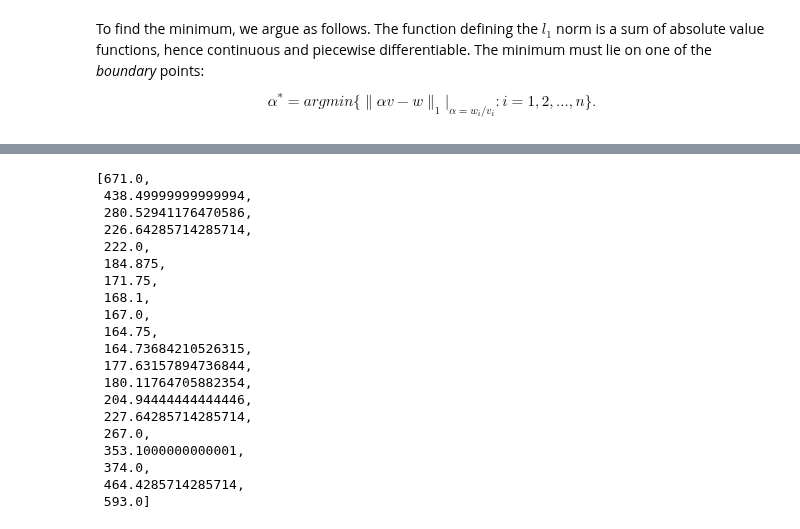
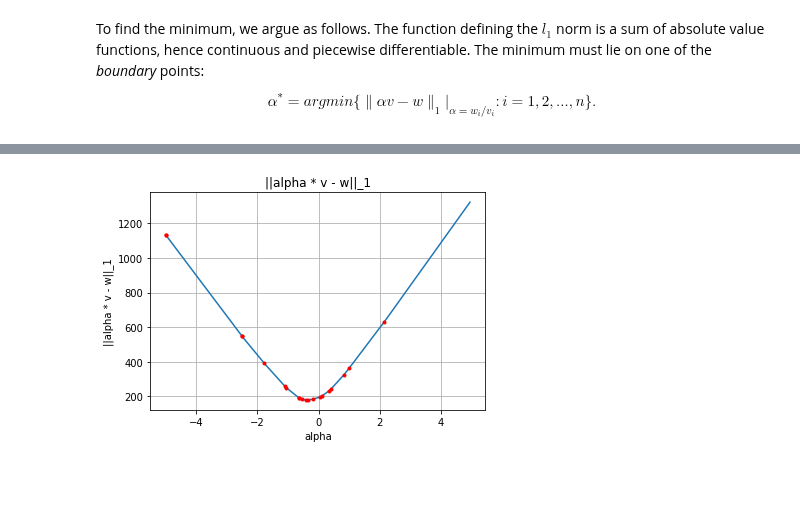
Before and after one commit to mhsnjvd/jupyter_notebooks, a Jupyter notebook: l1-minimization-problem.ipynb, the cells around one changed output, grey strips where cells are left out. Drawn from its saved outputs; the diff is of its cells as text; code cells hidden in the pictures; blank space fills up the shorter version.

```diff
--- a/l1-minimization-problem.ipynb
+++ b/l1-minimization-problem.ipynb
@@ -88,25 +64,13 @@ critical_points
-# %%
-norm_values = list(map(lambda a: np.linalg.norm(a*v - w, 1), critical_points))
-norm_values
-# %% [output]
-[671.0,
- 438.49999999999994,
- 280.52941176470586,
- 226.64285714285714,
- 222.0,
- 184.875,
- 171.75,
- 168.1,
- 167.0,
- 164.75,
- 164.73684210526315,
- 177.63157894736844,
- 180.11764705882354,
- 204.94444444444446,
- 227.64285714285714,
- 267.0,
- 353.1000000000001,
- 374.0,
- 464.4285714285714,
- 593.0]
+# %%
+boundary_points = sorted(roots)
+norm_values = list(map(lambda a: np.linalg.norm(a*v - w, 1), boundary_points))
+plt.plot(alpha, l1_norm)
+plt.plot(boundary_points, norm_values, 'r.')
+plt.grid(True)
+plt.title('||alpha * v - w||_1')
+plt.xlabel('alpha')
+plt.ylabel('||alpha * v - w||_1');
+plt.plot();
+# %% [output]
+[figure, added]
 # %%
```
Also changed, not shown: parts of 5 cells of this notebook.
